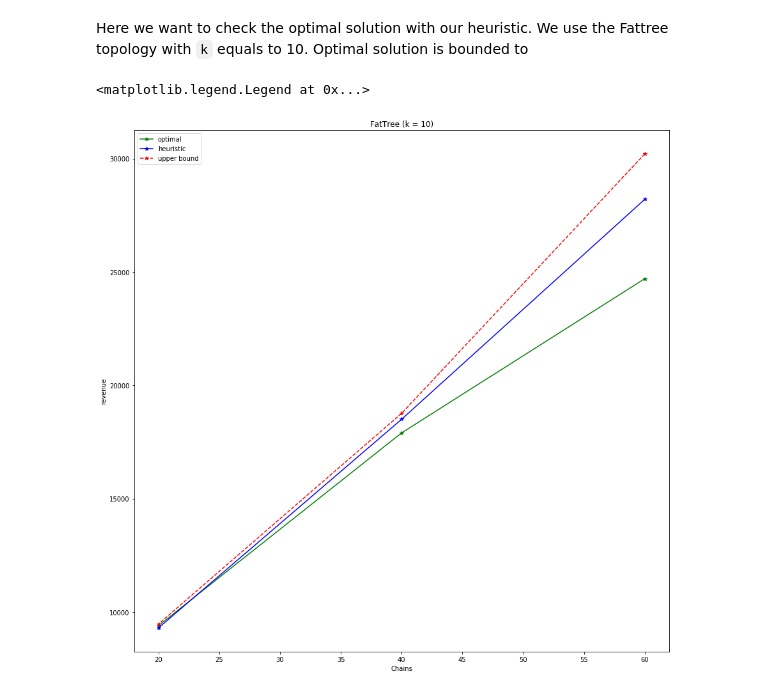
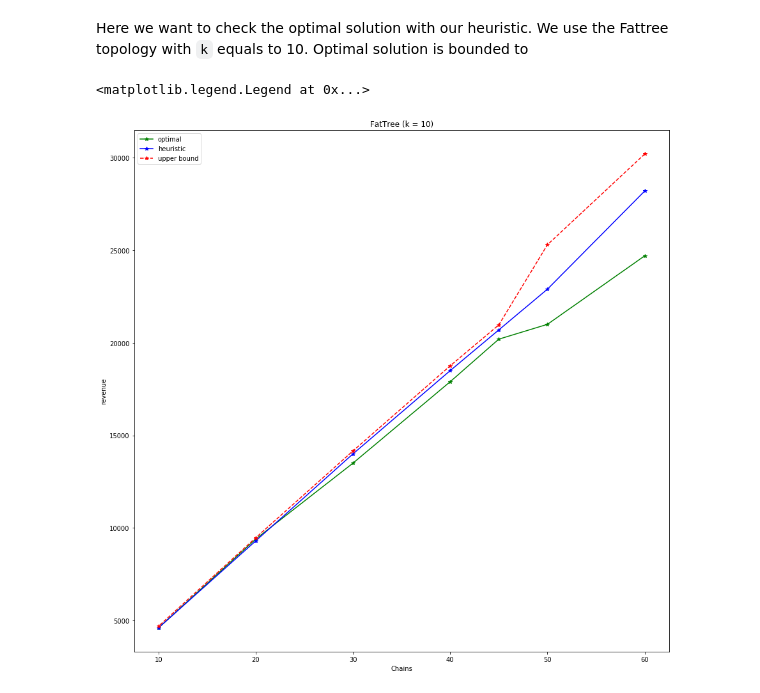
Before and after one commit to reinnet/jsd-mp, a Jupyter notebook: simulation.ipynb, the cells around one changed output. Drawn from its saved outputs; the diff is of its cells as text; code cells hidden in the pictures.

```diff
--- a/simulation.ipynb
+++ b/simulation.ipynb
@@ -125,35 +125,47 @@ Here we want to check the optimal solution with our heuristic. We use the Fattre
 # %%
 hresult = {
     60: 28200,
+    50: 22900,
+    45: 20700,
     40: 18500,
+    30: 14000,
     20: 9300,
+    10: 4600,
 }
 
 oresult = {
     60: 24700, # 12.47% gap
+    50: 21000, # 10.81% gap
+    45: 20200, # 3.81% gap
     40: 17900, # 4.80% gap
-    20: 9400, # 0.74% gap
+    30: 13500, # 4.89% gap
+    20: 9400,  # 0.74% gap
+    10: 4600,  # 1.96% gap
 }
 
 uresult = {
     60: 30200,
+    50: 25300,
+    45: 20970,
     40: 18760,
+    30: 14160,
     20: 9470,
+    10: 4690,
 }
 
 _, ax = plt.subplots(figsize=(15, 15))
 chains = [d for d in oresult]
 ocost = [oresult[d] for d in oresult]
 hcost = [hresult[d] for d in hresult]
 ucost = [uresult[d] for d in uresult]
 
 ax.plot(chains, ocost, 'g-*', label='optimal')
 ax.plot(chains, hcost, 'b-*', label='heuristic')
 ax.plot(chains, ucost, 'r--*', label='upper bound')
 
 ax.set_title('FatTree (k = 10)')
 ax.set(ylabel='revenue', xlabel='Chains')
 ax.legend()
 # %% [output]
 <matplotlib.legend.Legend at 0x...>
-[figure, old version]
+[figure, new version]
```
